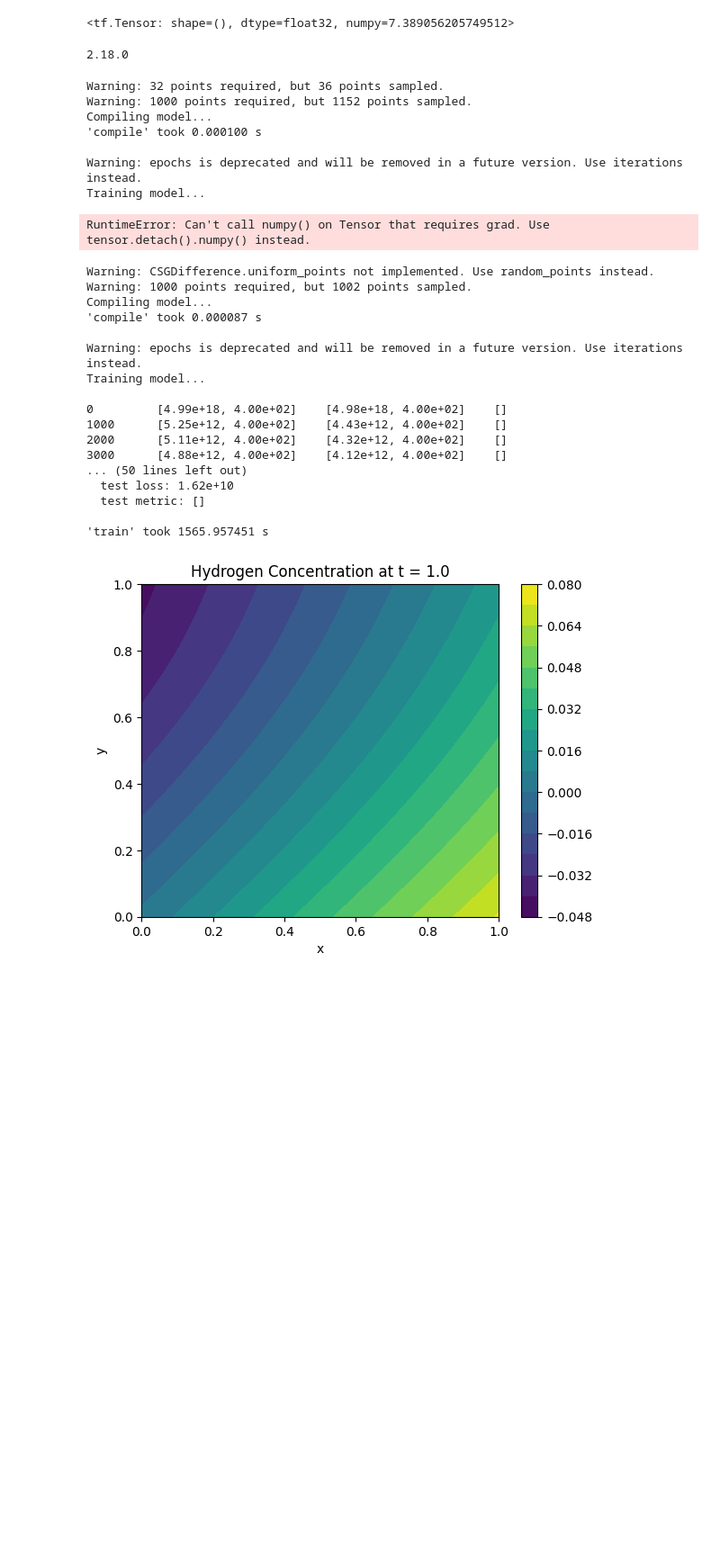
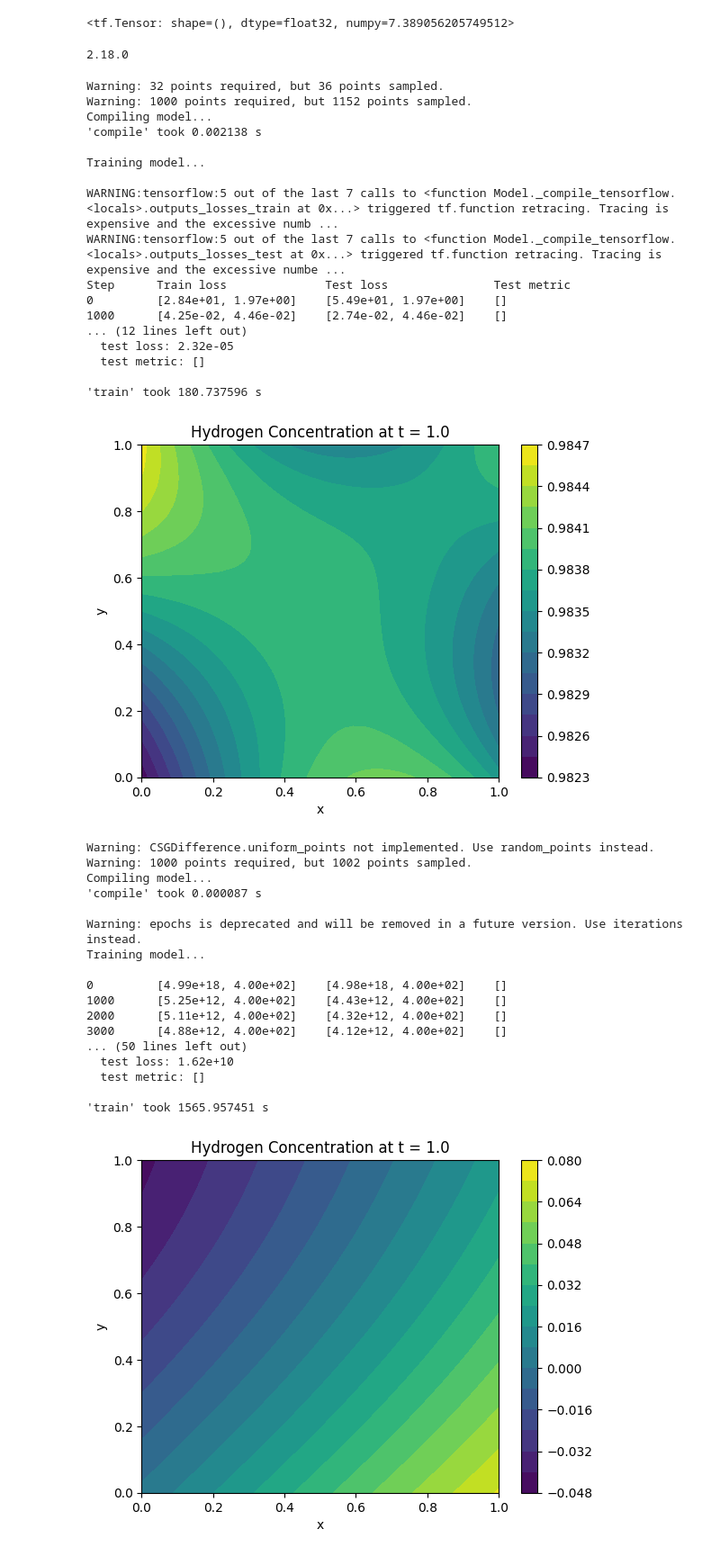
Before and after one commit to Daniel19993099/PINN_testing, a Jupyter notebook: PINN_0.2.15.ipynb, the cells around one changed output. Shown at 90% size. Drawn from its saved outputs; the diff is of its cells as text; code cells hidden in the pictures; blank space fills up the shorter version.

```diff
--- a/PINN_0.2.15.ipynb
+++ b/PINN_0.2.15.ipynb
@@ -14,11 +14,12 @@ import os
 os.environ['DDE_BACKEND'] = 'tensorflow'
 import numpy as np
 import deepxde as dde
-from deepxde.backend import tf
 import tensorflow as tf
+import matplotlib.pyplot as plt
+import matplotlib.tri as tri
 
 # Constants
-D = 1.0            # Diffusion coefficient
+D = 3.8e-20           # Diffusion coefficient
 k = 1.380649e-23   # Boltzmann's constant (in J/K)
 T = 300.0          # Absolute temperature (in K)
 
@@ -27,11 +28,7 @@ L_x = 1.0
 L_y = 1.0
 
 # Trapping energy function E_t(x, y)
-def E_t(x):
-    # Example: A Gaussian trap in the center of the plate
-    x_center, y_center = 0.5, 0.5
-    sigma = 0.1
-    return tf.math.exp(-((x[:, 0:1] - x_center) ** 2 + (x[:, 1:2] - y_center) ** 2) / (2 * sigma ** 2))
+
 
 # PDE residual
 def pde(x, c):
@@ -43,10 +40,15 @@ def pde(x, c):
     d2c_dx2 = dde.grad.hessian(c, x, component=0, i=0, j=0)
     d2c_dy2 = dde.grad.hessian(c, x, component=0, i=1, j=1)
 
+    def E_t(x):
+        # Example: A Gaussian trap in the center of the plate
+        x_center, y_center = 0.5, 0.5
+        sigma = 0.1
+        return tf.math.exp(-((x[:, 0:1] - x_center) ** 2 + (x[:, 1:2] - y_center) ** 2) / (2 * sigma ** 2))
     # Gradient of trapping energy
     E_t_val = E_t(x)
-    dE_dx = tf.math.gradients(E_t_val, x)[0][:, 0:1]
-    dE_dy = tf.math.gradients(E_t_val, x)[0][:, 1:2]
+    dE_dx = dde.grad.jacobian(E_t_val, x,i=0,j=0)
+    dE_dy = dde.grad.jacobian(E_t_val, x,i=0,j=1)
 
     # Divergence term
     div_term = (dE_dx * dc_dx + dE_dy * dc_dy) * (D / (k * T)) + \
@@ -70,7 +72,7 @@ def neumann_bc(x, on_boundary, component):
 
 # Geometry and time domain
 geom = dde.geometry.Rectangle([0, 0], [L_x, L_y])
-timedomain = dde.geometry.TimeDomain(0, 1.0)
+timedomain = dde.geometry.TimeDomain(0, 1)
 geomtime = dde.geometry.GeometryXTime(geom, timedomain)
 
 # Define the PINN model
@@ -78,7 +80,7 @@ data = dde.data.TimePDE(
     geomtime,
     pde,
     [dde.IC(geomtime, initial_condition, lambda _, on_initial: on_initial)],
-    num_domain=4000,
+    num_domain=2000,
     num_boundary=1000,
     num_initial=1000,
     num_test=1000,
@@ -91,43 +93,50 @@ net = dde.maps.FNN([3] + [50] * 3 + [1], "tanh", "Glorot normal")
 model = dde.Model(data, net)
 
 # Compile and train the model
-model.compile("adam", lr=0.001)
-losshistory, train_state = model.train(epochs=10000)
+model.compile("adam", lr=0.0001)
+losshistory, train_state = model.train(iterations=10000)
 
-# Predict and plot results
-import matplotlib.pyplot as plt
-import matplotlib.tri as tri
 
 # Generate prediction points
 nx, ny = (50, 50)
 x = np.linspace(0, L_x, nx)
 y = np.linspace(0, L_y, ny)
 X, Y = np.meshgrid(x, y)
 X_flat = X.flatten()
 Y_flat = Y.flatten()
 T = np.full_like(X_flat, 1.0)  # Time at which we want the solution
 
 input_points = np.vstack((X_flat, Y_flat, T)).T
 c_pred = model.predict(input_points)
 
 # Plotting the concentration at t = 1.0
 fig, ax = plt.subplots()
 triang = tri.Triangulation(X_flat, Y_flat)
 ax.tricontourf(triang, c_pred.flatten(), levels=14)
 ax.set_xlabel('x')
 ax.set_ylabel('y')
 ax.set_title('Hydrogen Concentration at t = 1.0')
 plt.colorbar(ax.tricontourf(triang, c_pred.flatten(), levels=14), ax=ax)
 plt.show()
 # %% [output]
 Warning: 32 points required, but 36 points sampled.
 Warning: 1000 points required, but 1152 points sampled.
 Compiling model...
-'compile' took 0.000100 s
+'compile' took 0.002138 s
 
-Warning: epochs is deprecated and will be removed in a future version. Use iterations instead.
 Training model...
+
+WARNING:tensorflow:5 out of the last 7 calls to <function Model._compile_tensorflow.<locals>.outputs_losses_train at 0x...> triggered tf.function retracing. Tracing is expensive and the excessive numb ...
+WARNING:tensorflow:5 out of the last 7 calls to <function Model._compile_tensorflow.<locals>.outputs_losses_test at 0x...> triggered tf.function retracing. Tracing is expensive and the excessive numbe ...
+Step      Train loss              Test loss               Test metric
+0         [2.84e+01, 1.97e+00]    [5.49e+01, 1.97e+00]    []
+1000      [4.25e-02, 4.46e-02]    [2.74e-02, 4.46e-02]    []
+... (12 lines left out)
+  test loss: 2.32e-05
+  test metric: []
+
+'train' took 180.737596 s
-RuntimeError: Can't call numpy() on Tensor that requires grad. Use tensor.detach().numpy() instead.
+[figure, added]
 # %%
 import os
 os.environ['DDE_BACKEND'] = 'pytorch'
```
Also changed, not shown: 5 other files.
